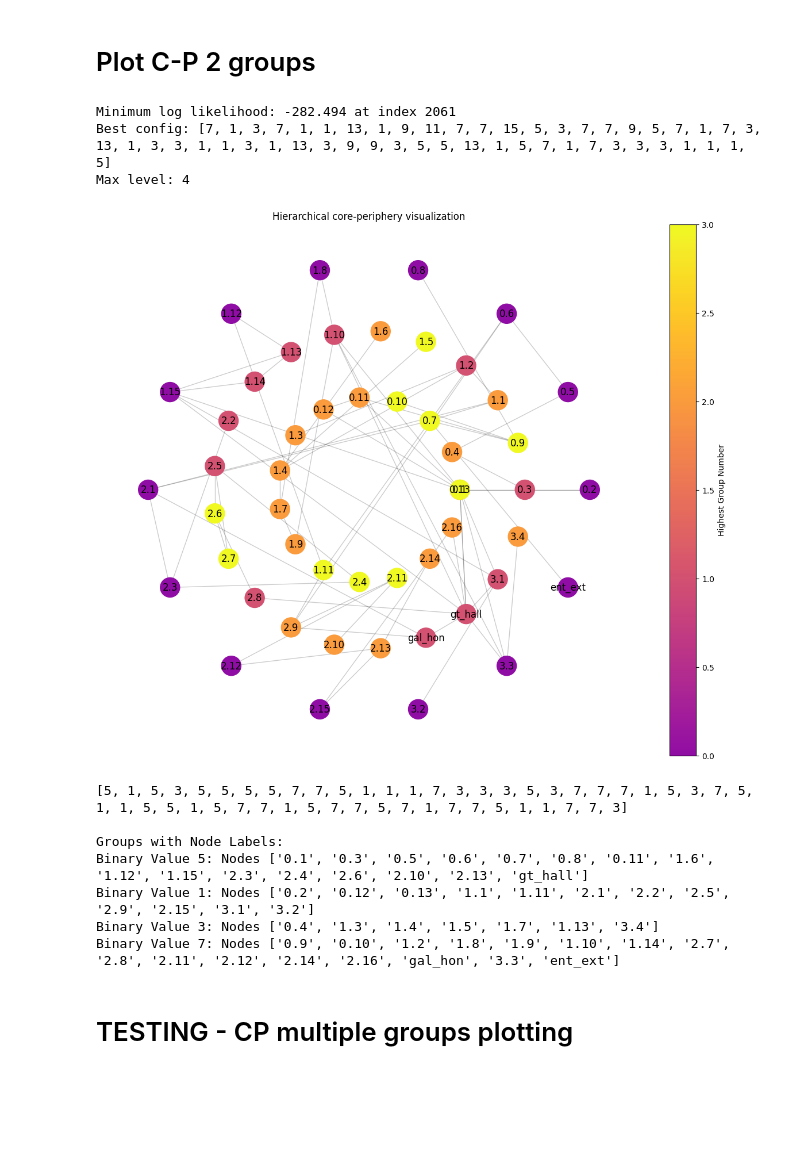
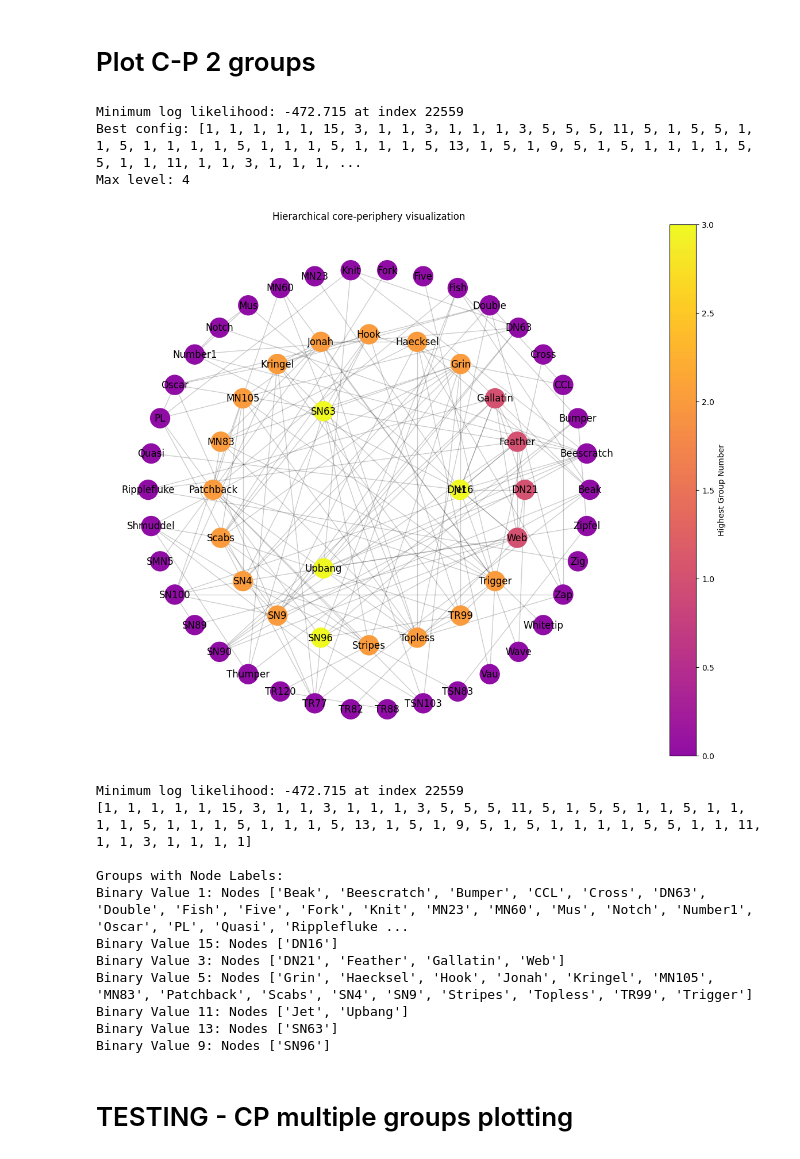
Before and after one commit to dvdbaggio/hcp, a Jupyter notebook: script.ipynb, the cells around one changed output. Cells and saved outputs as stored; diff of their text form; code cells hidden in the pictures; blank space fills up the shorter version.

Commit message:
dolphins 4 groups

```diff
--- a/script.ipynb
+++ b/script.ipynb
@@ -17,9 +17,9 @@ Then specify your graph path and the saving directory.
 max_iter = 50_000_000
 max_num_group = 5
 initial_num_group = 2
-gml_path = "Graphs/museum.gml"
-saved_data_name = "museum_cp_5"
-save_directory = "Outputs/museum_5/"
+gml_path = "Graphs/dolphins.gml"
+saved_data_name = "dolphins_cp_5"
+save_directory = "Outputs/dolphins_5/"
 
 config_path = save_directory + saved_data_name + "_configs.txt"
 num_groups_path = save_directory + saved_data_name + "_num_groups.txt"
@@ -138,38 +138,36 @@ def create_group_based_layout(G, numbers):
 
     truncated_cmap = truncate_colormap(plt.cm.plasma, min_val=0.3, max_val=1.0)
 
     nodes = nx.draw_networkx_nodes(G, pos,
                                    node_size=node_sizes,
                                    node_color=node_colors,
                                    cmap=truncated_cmap,
                                    ax=ax)
 
     nx.draw_networkx_edges(G, pos, alpha=0.2, ax=ax)
 
     # Set up colorbar
     norm = Normalize(vmin=min(node_colors), vmax=max(node_colors))
     sm = plt.cm.ScalarMappable(cmap=truncated_cmap, norm=norm)
     sm.set_array([])
     plt.colorbar(sm, ax=ax, label="Highest Group Number")
 
     labels = {node: str(node) for node in G.nodes()}
     nx.draw_networkx_labels(G, pos, labels, font_color='black', ax=ax)
 
     plt.title("Hierarchical core-periphery visualization")
     plt.axis('off')
 
     return G, pos
 
 G = nx.read_gml(gml_path)
 G, pos = create_group_based_layout(G, best_config)
 plt.show()
-
-nx.write_gexf(G, "Graphs/museum_with_layout.gexf")
 # %% [output]
-Minimum log likelihood: -282.494 at index 2061
-Best config: [7, 1, 3, 7, 1, 1, 13, 1, 9, 11, 7, 7, 15, 5, 3, 7, 7, 9, 5, 7, 1, 7, 3, 13, 1, 3, 3, 1, 1, 3, 1, 13, 3, 9, 9, 3, 5, 5, 13, 1, 5, 7, 1, 7, 3, 3, 3, 1, 1, 1, 5]
+Minimum log likelihood: -472.715 at index 22559
+Best config: [1, 1, 1, 1, 1, 15, 3, 1, 1, 3, 1, 1, 1, 3, 5, 5, 5, 11, 5, 1, 5, 5, 1, 1, 5, 1, 1, 1, 1, 5, 1, 1, 1, 5, 1, 1, 1, 5, 13, 1, 5, 1, 9, 5, 1, 5, 1, 1, 1, 1, 5, 5, 1, 1, 11, 1, 1, 3, 1, 1, 1, ...
 Max level: 4
-[figure, old version]
+[figure, new version]
 # %%
 with open(ll_path, "r") as f:
     lines = f.readlines()
@@ -180,6 +178,7 @@ with open(ll_path, "r") as f:
         if ll < min_ll:
             min_ll = ll
             min_ll_index = i
+    print(f"Minimum log likelihood: {min_ll} at index {min_ll_index}")
 
 with open(config_path, "r") as f:
     lines = f.readlines()
@@ -198,14 +197,12 @@ for node_index, value in enumerate(best_config):
         groups[value] = []
     groups[value].append(node_index)
 
-# Convert node indices to labels
 groups_with_labels = {}
 for binary_value, node_indices in groups.items():
     # Map node indices to their labels
     node_labels = [list(G.nodes)[node_index] for node_index in node_indices]
     groups_with_labels[binary_value] = node_labels
 
-# Output the grouped nodes with labels
 print("\nGroups with Node Labels:")
 for binary_value, nodes in groups_with_labels.items():
     print(f"Binary Value {binary_value}: Nodes {nodes}")
@@ -216,13 +213,17 @@ for binary_value, nodes in groups_with_labels.items():
         if node in G.nodes:  # Ensure the node exists in the graph
             G.nodes[node]["binary_value"] = binary_value
 # %% [output]
-[5, 1, 5, 3, 5, 5, 5, 5, 7, 7, 5, 1, 1, 1, 7, 3, 3, 3, 5, 3, 7, 7, 7, 1, 5, 3, 7, 5, 1, 1, 5, 5, 1, 5, 7, 7, 1, 5, 7, 7, 5, 7, 1, 7, 7, 5, 1, 1, 7, 7, 3]
+Minimum log likelihood: -472.715 at index 22559
+[1, 1, 1, 1, 1, 15, 3, 1, 1, 3, 1, 1, 1, 3, 5, 5, 5, 11, 5, 1, 5, 5, 1, 1, 5, 1, 1, 1, 1, 5, 1, 1, 1, 5, 1, 1, 1, 5, 13, 1, 5, 1, 9, 5, 1, 5, 1, 1, 1, 1, 5, 5, 1, 1, 11, 1, 1, 3, 1, 1, 1, 1]
 
 Groups with Node Labels:
-Binary Value 5: Nodes ['0.1', '0.3', '0.5', '0.6', '0.7', '0.8', '0.11', '1.6', '1.12', '1.15', '2.3', '2.4', '2.6', '2.10', '2.13', 'gt_hall']
-Binary Value 1: Nodes ['0.2', '0.12', '0.13', '1.1', '1.11', '2.1', '2.2', '2.5', '2.9', '2.15', '3.1', '3.2']
-Binary Value 3: Nodes ['0.4', '1.3', '1.4', '1.5', '1.7', '1.13', '3.4']
-Binary Value 7: Nodes ['0.9', '0.10', '1.2', '1.8', '1.9', '1.10', '1.14', '2.7', '2.8', '2.11', '2.12', '2.14', '2.16', 'gal_hon', '3.3', 'ent_ext']
+Binary Value 1: Nodes ['Beak', 'Beescratch', 'Bumper', 'CCL', 'Cross', 'DN63', 'Double', 'Fish', 'Five', 'Fork', 'Knit', 'MN23', 'MN60', 'Mus', 'Notch', 'Number1', 'Oscar', 'PL', 'Quasi', 'Ripplefluke ...
+Binary Value 15: Nodes ['DN16']
+Binary Value 3: Nodes ['DN21', 'Feather', 'Gallatin', 'Web']
+Binary Value 5: Nodes ['Grin', 'Haecksel', 'Hook', 'Jonah', 'Kringel', 'MN105', 'MN83', 'Patchback', 'Scabs', 'SN4', 'SN9', 'Stripes', 'Topless', 'TR99', 'Trigger']
+Binary Value 11: Nodes ['Jet', 'Upbang']
+Binary Value 13: Nodes ['SN63']
+Binary Value 9: Nodes ['SN96']
 # %% [markdown]
 # TESTING - CP multiple groups plotting
 # %%
```
Also changed, not shown: 10 other files.
